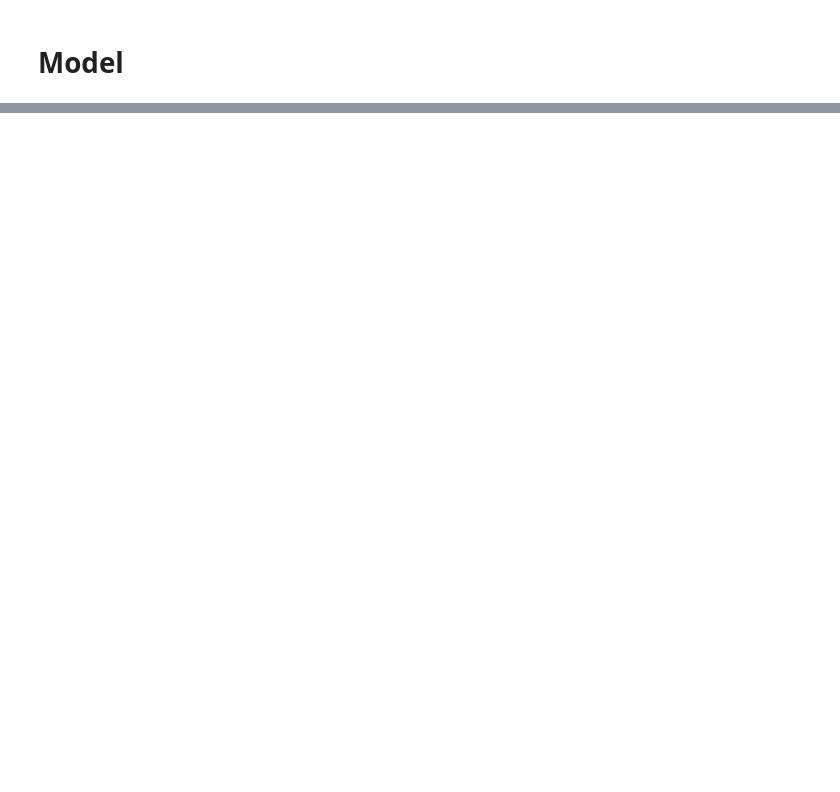
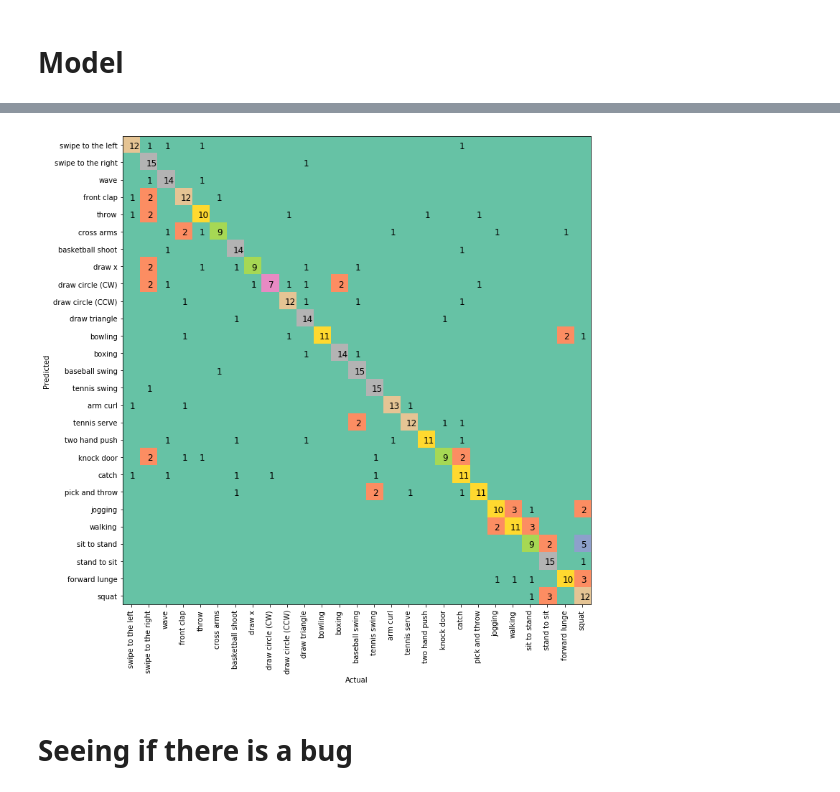
Before and after one commit to notha99y/Multimodal_human_actions, a Jupyter notebook: notebooks/modeling.ipynb, the cells around one changed output, grey strips where cells are left out. Cells and saved outputs as stored; diff of their text form; code cells hidden in the pictures; blank space fills up the shorter version.

Commit message:
completed baseline model for inertial data

```diff
--- a/notebooks/modeling.ipynb
+++ b/notebooks/modeling.ipynb
@@ -93,6 +132,13 @@ Trainable params: 171,027
 Non-trainable params: 0
 _________________________________________________________________
 None
+# %%
+LOG_DIR = os.path.join(os.getcwd(), 'logs')
+tb = TensorBoard(LOG_DIR)
+# %%
+weights_dir = 'weights/' + model.name + \
+            '-{epoch:02d}-{loss:.2f}.hdf5'
+chkpt = ModelCheckpoint(filepath=weights_dir, monitor='loss', save_best_only=True, save_weights_only=True, mode='auto', period=1)
 # %%
-history = model.fit(X_train, Y_train, epochs=100, batch_size=1)
+history = model.fit(X_train, Y_train, epochs=10, batch_size=4, validation_data = (X_test, Y_test), callbacks=[tb, chkpt])
 # %% [output]
@@ -119,0 +177,2 @@ X_train[0].shape
+# %%
+pred_1 = np.argmax(model.predict(X_train), axis = -1)
@@ -119,0 +207,23 @@ X_train[0].shape
+# %%
+confusion_1 = confusion_matrix(np.argmax(Y_train, axis = -1), pred_1)
+NUM_LABELS = 27
+
+f, axes = plt.subplots(1,1, figsize = (12,12))
+axes.set_xlabel('Actual')
+axes.set_ylabel('Predicted')
+axes.grid(False)
+axes.set_xticklabels(class_labels, rotation = 90)
+axes.set_yticklabels(class_labels)
+axes.set_yticks(list(range(27)))
+axes.set_xticks(list(range(27)))
+plt.imshow(confusion_1, cmap=plt.cm.Set2, interpolation='nearest')
+
+for i, cas in enumerate(confusion_1):
+    for j, count in enumerate(cas):
+        if count > 0:
+            xoff = .07 * len(str(count))
+            plt.text(j-xoff, i+.2, int(count), fontsize=12, color='black')
+# %% [output]
+[figure, added]
+# %% [markdown]
+# Seeing if there is a bug
```
Also changed, not shown: parts of 16 cells of this notebook.
